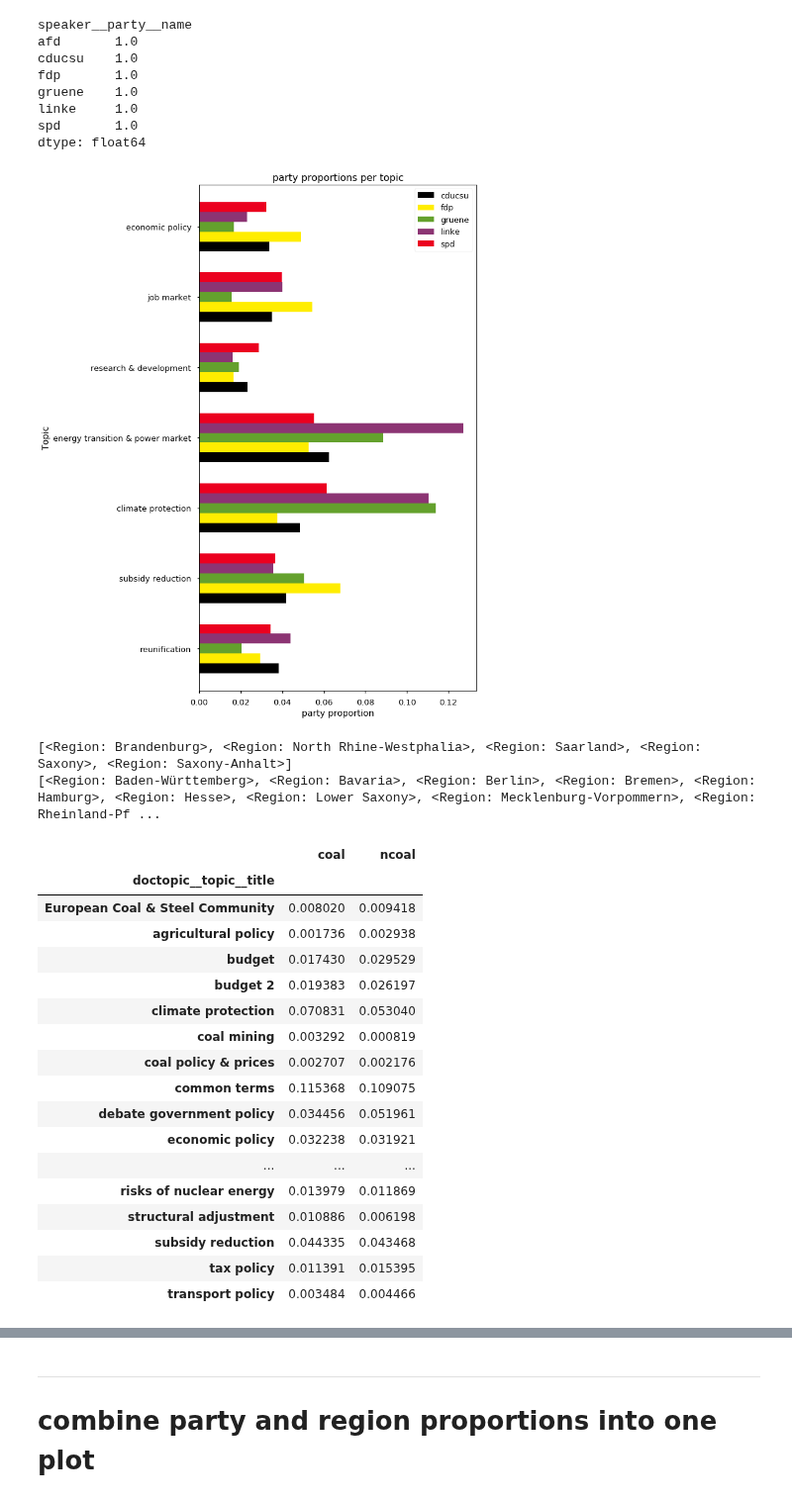
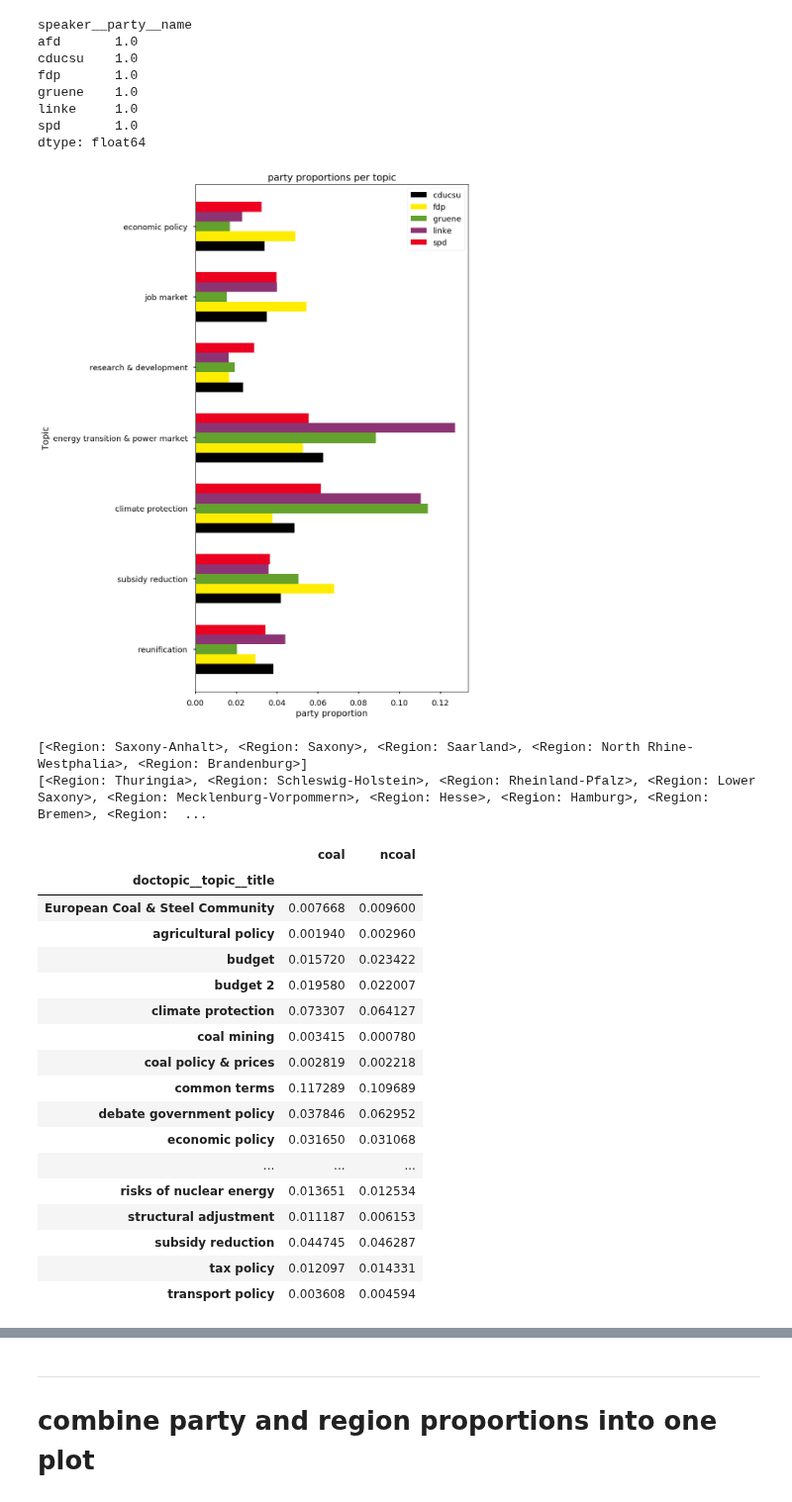
Before and after one commit to mcc-apsis/coal-discourse, a Jupyter notebook: 10b_fig_party_and_region_proportions.ipynb, the cells around one changed output, grey strips where cells are left out. Shown at 99% size. Drawn from its saved outputs; the diff is of its cells as text; code cells hidden in the pictures.

```diff
--- a/10b_fig_party_and_region_proportions.ipynb
+++ b/10b_fig_party_and_region_proportions.ipynb
@@ -33,7 +33,8 @@ from django.db.models import Q, Count, Func, F, Sum, Value, Case, When, IntegerF
 # %% [markdown]
 ### importing data
 # %%
-run_qs = RunStats.objects.filter(psearch__id=89, method="BD", status=3)
+search_id = 89
+run_qs = RunStats.objects.filter(psearch__id=search_id, method="BD", status=3)
 
 pd.DataFrame.from_dict(run_qs.values('run_id', 'coherence', 'exclusivity', 'K', 'alpha',
                                 'top_chain_var', 'rng_seed', 'max_iter'))
@@ -210,10 +210,10 @@ if pct:
 else:
     plt.legend(title="")
 
-filename = os.path.join(save_dir, "party_proportions_run_{}_before1990_selection".format(run_id))
+filename = os.path.join(save_dir, "party_proportions_run_{}_after1990_selection".format(run_id))
 plt.savefig(filename, dpi=300, bbox_inches="tight")
 # %% [output]
-[figure, old version]
+[figure, new version]
 # %%
 # the same for regions
 
@@ -224,7 +224,6 @@ non_coal_regions = cmodels.Region.objects.filter(name__in=["Baden-Württemberg",
                     "Mecklenburg-Vorpommern", "Lower Saxony", "Rheinland-Pfalz",
                     "Schleswig-Holstein", "Thuringia"])
 
-
 index_to_keyword = {0: 'coal', 1: 'ncoal'}
 dfs = {}
 
@@ -232,57 +231,59 @@ for j, regions in enumerate([coal_regions, non_coal_regions]):
     print(list(regions))
 
     scores_list_qs = pm.Utterance.objects.filter(
-            doctopic__topic__run_id=run_id,
+            search_matches=search_id,
             speaker__seat__seat_type=2,
             speaker__seat__list__region__in=regions,
+            speaker__seat__parlperiod=F('document__parlperiod'), # to ensure that the right seat object is selected
             document__parlperiod__n__gte=parlperiod_limit_begin,
             document__parlperiod__n__lte=parlperiod_limit_end
-        ).distinct().order_by().values('doctopic__score', 'doctopic__topic__title')
+        ).filter(doctopic__run_id=run_id).order_by().values('doctopic__score', 'doctopic__topic__title')
 
     scores_list = pd.DataFrame.from_dict(scores_list_qs).groupby(['doctopic__topic__title']).sum().unstack()
 
     scores_direct_qs = pm.Utterance.objects.filter(
-            doctopic__topic__run_id=run_id,
+            search_matches=search_id,
             speaker__seat__seat_type=1,
             speaker__seat__constituency__region__in=regions,
+            speaker__seat__parlperiod=F('document__parlperiod'), # to ensure that the right seat object is selected
             document__parlperiod__n__gte=parlperiod_limit_begin,
             document__parlperiod__n__lte=parlperiod_limit_end
-        ).distinct().order_by().values('doctopic__score', 'doctopic__topic__title')
+        ).filter(doctopic__run_id=run_id).order_by().values('doctopic__score', 'doctopic__topic__title')
 
     scores_direct = pd.DataFrame.from_dict(scores_direct_qs).groupby(['doctopic__topic__title']).sum().unstack()
 
     df = scores_list.to_frame(name='list').join(scores_direct.to_frame(name='direct'))
     df.index = df.index.droplevel()
     df['sum'] = df.sum(1)
     dfs[index_to_keyword[j]] = df
 
 region_scores = pd.concat(dfs.values(), axis=1, keys=dfs.keys())
 region_proportions = region_scores / region_scores.sum()
 
 rp_clean = region_proportions.loc[:, (slice(None),'sum')]
 rp_clean.columns = rp_clean.columns.droplevel(1)
 rp_clean
 # %% [output]
-[<Region: Brandenburg>, <Region: North Rhine-Westphalia>, <Region: Saarland>, <Region: Saxony>, <Region: Saxony-Anhalt>]
-[<Region: Baden-Württemberg>, <Region: Bavaria>, <Region: Berlin>, <Region: Bremen>, <Region: Hamburg>, <Region: Hesse>, <Region: Lower Saxony>, <Region: Mecklenburg-Vorpommern>, <Region: Rheinland-Pf ...
+[<Region: Saxony-Anhalt>, <Region: Saxony>, <Region: Saarland>, <Region: North Rhine-Westphalia>, <Region: Brandenburg>]
+[<Region: Thuringia>, <Region: Schleswig-Holstein>, <Region: Rheinland-Pfalz>, <Region: Lower Saxony>, <Region: Mecklenburg-Vorpommern>, <Region: Hesse>, <Region: Hamburg>, <Region: Bremen>, <Region:  ...
 |  | coal | ncoal |
 | doctopic__topic__title |  |  |
-| European Coal & Steel Community | 0.008020 | 0.009418 |
-| agricultural policy | 0.001736 | 0.002938 |
-| budget | 0.017430 | 0.029529 |
-| budget 2 | 0.019383 | 0.026197 |
-| climate protection | 0.070831 | 0.053040 |
-| coal mining | 0.003292 | 0.000819 |
-| coal policy & prices | 0.002707 | 0.002176 |
-| common terms | 0.115368 | 0.109075 |
-| debate government policy | 0.034456 | 0.051961 |
-| economic policy | 0.032238 | 0.031921 |
+| European Coal & Steel Community | 0.007668 | 0.009600 |
+| agricultural policy | 0.001940 | 0.002960 |
+| budget | 0.015720 | 0.023422 |
+| budget 2 | 0.019580 | 0.022007 |
+| climate protection | 0.073307 | 0.064127 |
+| coal mining | 0.003415 | 0.000780 |
+| coal policy & prices | 0.002819 | 0.002218 |
+| common terms | 0.117289 | 0.109689 |
+| debate government policy | 0.037846 | 0.062952 |
+| economic policy | 0.031650 | 0.031068 |
 | ... | ... | ... |
-| risks of nuclear energy | 0.013979 | 0.011869 |
-| structural adjustment | 0.010886 | 0.006198 |
-| subsidy reduction | 0.044335 | 0.043468 |
-| tax policy | 0.011391 | 0.015395 |
-| transport policy | 0.003484 | 0.004466 |
+| risks of nuclear energy | 0.013651 | 0.012534 |
+| structural adjustment | 0.011187 | 0.006153 |
+| subsidy reduction | 0.044745 | 0.046287 |
+| tax policy | 0.012097 | 0.014331 |
+| transport policy | 0.003608 | 0.004594 |
 # %%
 pct = False
 stacked = False
```
Also changed, not shown: parts of 19 cells of this notebook, 2 other files.
